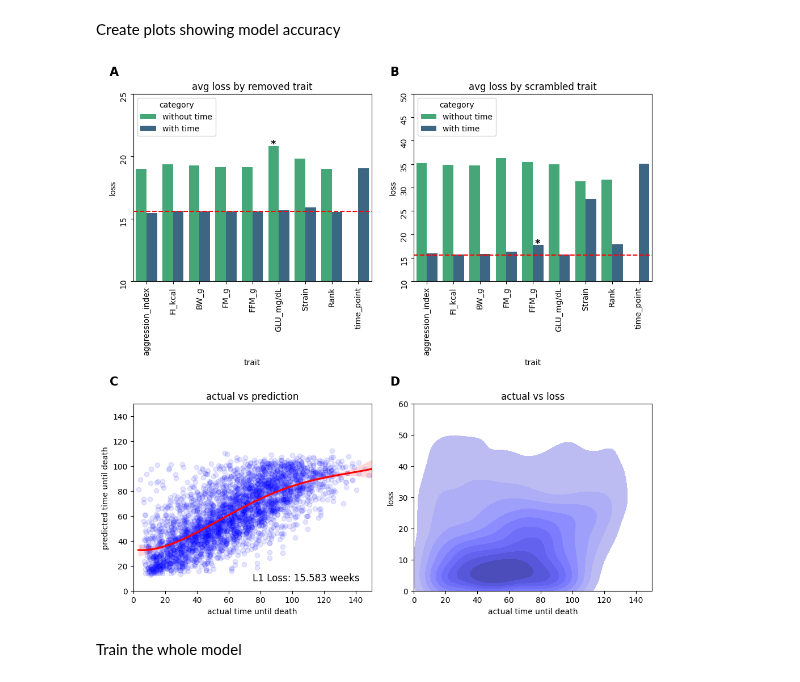
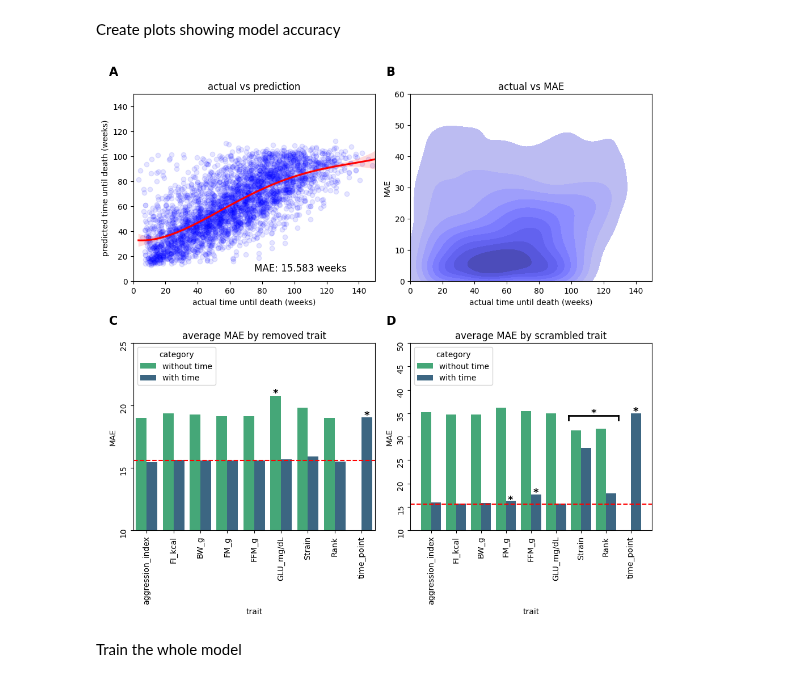
Before and after one commit to SamAndTheSun/CSS_healthspan_epigenetics, a Jupyter notebook: death_prediction_model.ipynb, the cells around one changed output. Cells and saved outputs as stored; diff of their text form; code cells hidden in the pictures.

```diff
--- a/death_prediction_model.ipynb
+++ b/death_prediction_model.ipynb
@@ -402,65 +423,83 @@ removal_df = format_df_plot(rm_loss)
 scramble_df = format_df_plot(scramble_loss)
 
 # 1 - model accuracy by trait removed
-plot1 = sns.barplot(data = removal_df, x = 'trait', y = 'loss_values', hue = 'category', palette='viridis_r', ax=axs[0,0])
-axs[0,0].axhline(float(loss_clipped), color='red', linestyle='--')
-axs[0,0].tick_params(labelrotation=90)
-axs[0,0].set_ylabel('loss')
-axs[0,0].set_ylim([10, 25])
-axs[0,0].set_yticks([x for x in range(10, 30, 5)])
-axs[0,0].set_title('avg loss by removed trait', size=12)
-axs[0,0].text(4.789, 20.6, '*', ha='center', va='bottom', color='black', weight='bold', fontsize=13)
+plot1 = sns.barplot(data = removal_df, x = 'trait', y = 'loss_values', hue = 'category', palette='viridis_r', ax=axs[1,0])
+axs[1,0].axhline(float(loss_clipped), color='red', linestyle='--')
+axs[1,0].tick_params(labelrotation=90)
+axs[1,0].set_ylabel('MAE')
+axs[1,0].set_ylim([10, 25])
+axs[1,0].set_yticks([x for x in range(10, 30, 5)])
+axs[1,0].set_title('average MAE by removed trait', size=12)
+
+# indicate which varients are significant
+axs[1,0].text(4.789, 20.6, '*', ha='center', va='bottom', color='black', weight='bold', fontsize=13)
+axs[1,0].text(8.1835, 18.83, '*', ha='center', va='bottom', color='black', weight='bold', fontsize=13)
 
 # 2 - model accuracy by trait scrambled
-sns.barplot(data = scramble_df, x = 'trait', y = 'loss_values', hue = 'category', palette='viridis_r', ax=axs[0,1])
-axs[0,1].axhline(float(loss_clipped), color='red', linestyle='--')
-axs[0,1].tick_params(labelrotation=90)
-axs[0,1].set_ylabel('loss')
-axs[0,1].set_ylim([10, 50])
-axs[0,1].set_yticks([x for x in range(10, 55, 5)])
-axs[0,1].set_title('avg loss by scrambled trait', size=12)
-axs[0,1].text(4.189, 17, '*', ha='center', va='bottom', color='black', weight='bold', fontsize=13)
+sns.barplot(data = scramble_df, x = 'trait', y = 'loss_values', hue = 'category', palette='viridis_r', ax=axs[1,1])
+axs[1,1].axhline(float(loss_clipped), color='red', linestyle='--')
+axs[1,1].tick_params(labelrotation=90)
+axs[1,1].set_ylabel('MAE')
+axs[1,1].set_ylim([10, 50])
+axs[1,1].set_yticks([x for x in range(10, 55, 5)])
+axs[1,1].set_title('average MAE by scrambled trait', size=12)
+
+# indicate which varients are significant
+axs[1,1].text(4.190, 17, '*', ha='center', va='bottom', color='black', weight='bold', fontsize=13)
+axs[1,1].text(3.170, 15.5, '*', ha='center', va='bottom', color='black', weight='bold', fontsize=13)
+axs[1,1].text(8.2, 34.33, '*', ha='center', va='bottom', color='black', weight='bold', fontsize=13)
+
+bracket_y = 34.5
+left_vert = 5.5
+right_vert = left_vert+2
+
+axs[1,1].plot([left_vert, right_vert], [bracket_y, bracket_y], color='black', lw=2)  # Horizontal line
+axs[1,1].plot([left_vert, left_vert], [bracket_y - 1, bracket_y], color='black', lw=2)  # Left vertical line
+axs[1,1].plot([right_vert, right_vert], [bracket_y - 1, bracket_y], color='black', lw=2)  # Right vertical line
+axs[1,1].text(right_vert-((right_vert-left_vert)/2), bracket_y-0.5, "*", ha='center', va='bottom', color='black', weight='bold', fontsize=13)
 
 # 3 - regplot for prediction vs actual
 sns.regplot(data=None, x=val_predictions['actual'], y=val_predictions['approximation'],
-                color='red', order=4, ax=axs[1,0], scatter_kws={'alpha':0.1, 'color':'blue'})
+                color='red', order=4, ax=axs[0,0], scatter_kws={'alpha':0.1, 'color':'blue'})
 
 sum_actual = [float(x) for x in sum_actual]
 sum_approx = [float(x) for x in sum_approx]
 
 x_max = 150
 
 # these need to be the same to avoid unintentionally manipulating the data
-axs[1,0].set_xlim([0,x_max])
-axs[1,0].set_ylim([0,x_max])
+axs[0,0].set_xlim([0,x_max])
+axs[0,0].set_ylim([0,x_max])
 
-axs[1,0].set_title('actual vs prediction', size=12)
-axs[1,0].set_xlabel('actual time until death')
-axs[1,0].set_ylabel('predicted time until death')
-axs[1,0].text(s=f'L1 Loss: {loss_clipped} weeks', x=(x_max//2), y=8, size=12)
+axs[0,0].set_title('actual vs prediction', size=12)
+axs[0,0].set_xlabel('actual time until death (weeks)')
+axs[0,0].set_ylabel('predicted time until death (weeks)')
+axs[0,0].text(s=f'MAE: {loss_clipped} weeks', x=(x_max//2), y=8, size=12)
 
 # 4 - regplot for accuracy vs time to death
 accuracy_over_time = [np.mean(i) for i in zip(sum_actual,sum_approx)]
 
 sns.kdeplot(data=None, x=val_predictions['actual'], y=sum_losses,
-                color='blue', order=2, ax=axs[1,1], fill=True)
+                color='blue', order=2, ax=axs[0,1], fill=True)
 
-axs[1,1].set_xlim([0,150])
-axs[1,1].set_ylim([0,60])
+axs[0,1].set_xlim([0,150])
+axs[0,1].set_ylim([0,60])
 
-axs[1,1].set_title('actual vs loss')
-axs[1,1].set_xlabel('actual time until death')
-axs[1,1].set_ylabel('loss')
+axs[0,1].set_title('actual vs MAE')
+axs[0,1].set_xlabel('actual time until death (weeks)')
+axs[0,1].set_ylabel('MAE')
+
+###
 
 axs = axs.flat
 
 for n, ax in enumerate(axs):
     ax.text(-0.1, 1.1, string.ascii_uppercase[n], transform=ax.transAxes,
             size=15, weight='bold')
 
 plt.tight_layout()
 # %% [output]
-[figure, old version]
+[figure, new version]
 # %% [markdown]
 Train the whole model
 # %%
```
Also changed, not shown: parts of 6 cells of this notebook.
